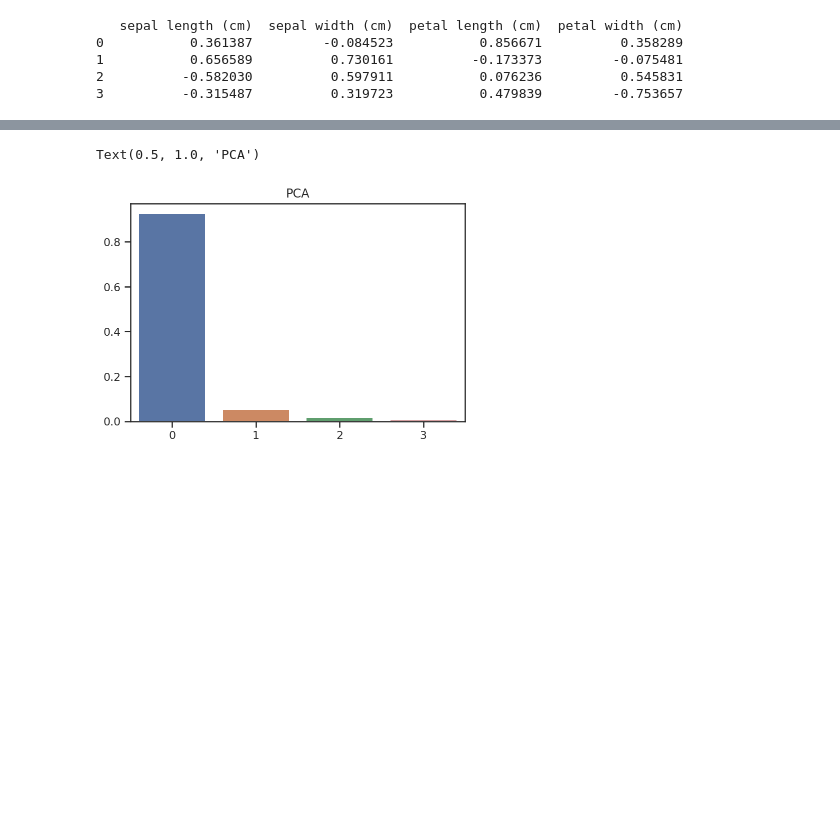
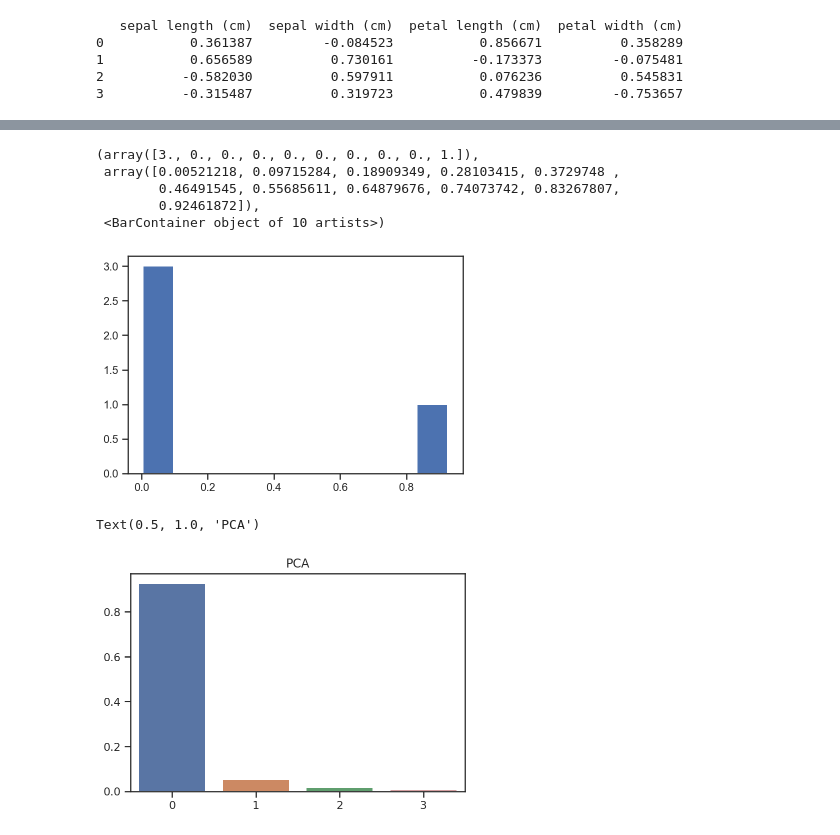
Before and after one commit to Islompulatov/strive_exer_ai_feb22, a Jupyter notebook: Chapter 02/05. PCA and LDA/01_IRIS_PCA.ipynb, the cells around one changed output, grey strips where cells are left out. Cells and saved outputs as stored; diff of their text form; code cells hidden in the pictures; blank space fills up the shorter version.

```diff
--- a/Chapter 02/05. PCA and LDA/01_IRIS_PCA.ipynb
+++ b/Chapter 02/05. PCA and LDA/01_IRIS_PCA.ipynb
@@ -176,3 +165,12 @@ df_iris.head()
+# %%
+plt.hist(ratio_pca)
+# %% [output]
+(array([3., 0., 0., 0., 0., 0., 0., 0., 0., 1.]),
+ array([0.00521218, 0.09715284, 0.18909349, 0.28103415, 0.3729748 ,
+        0.46491545, 0.55685611, 0.64879676, 0.74073742, 0.83267807,
+        0.92461872]),
+ <BarContainer object of 10 artists>)
+[figure, added]
 # %%
 # plot it!
 # %% [output]
```
Also changed, not shown: parts of 16 cells of this notebook.
